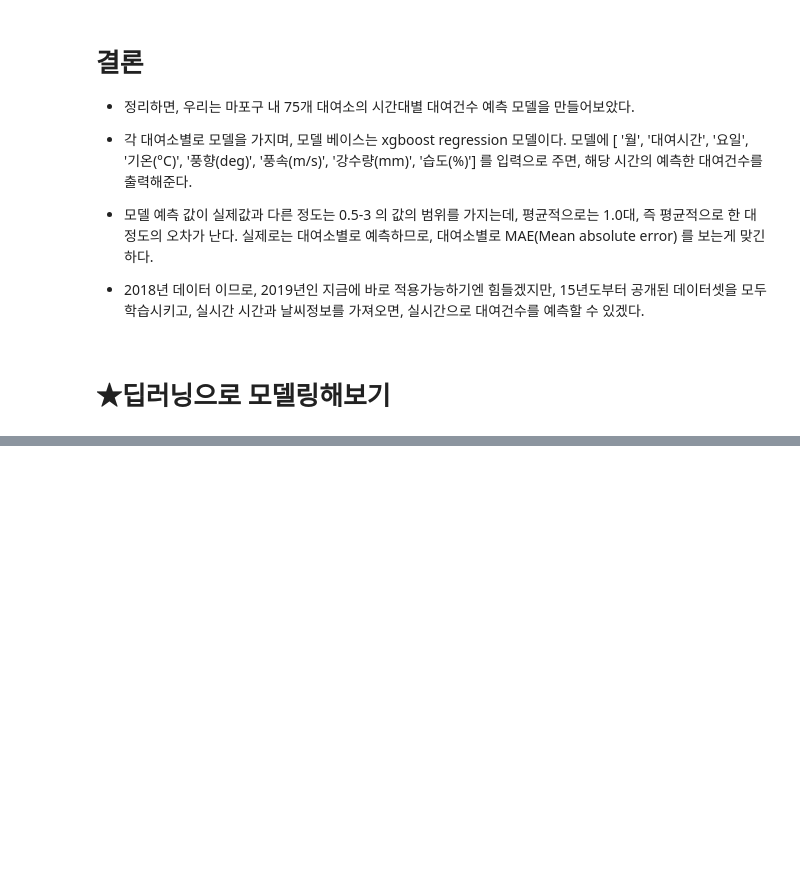
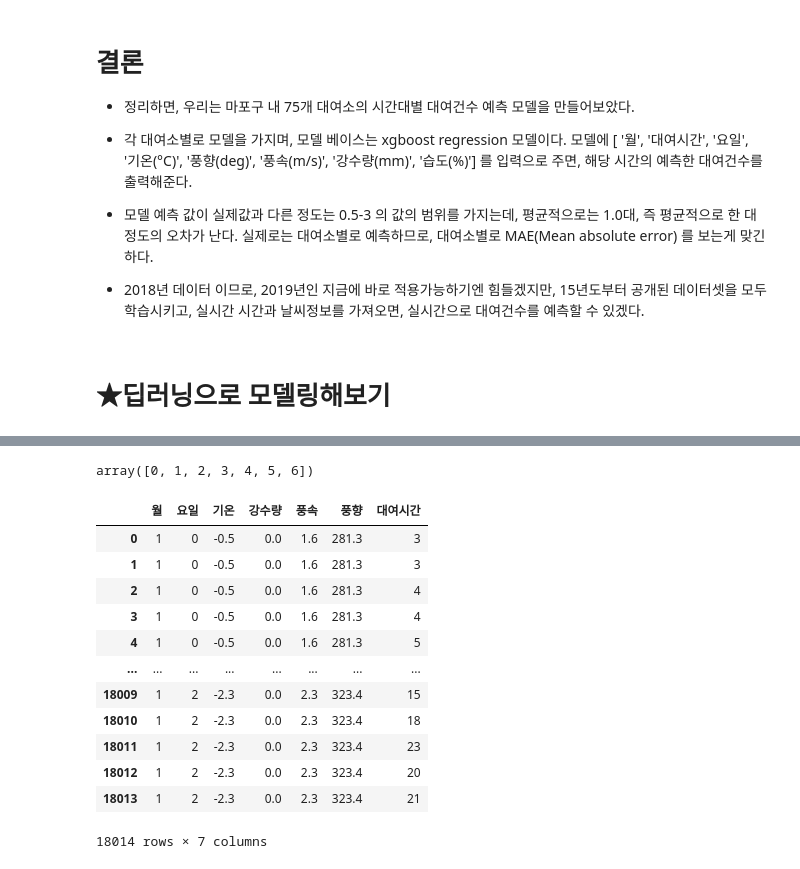
Before and after one commit to hyo250/gittest, a Jupyter notebook: Dacon_2018_대여소별_따릉이_대여건수_예측.ipynb, the cells around one changed output, grey strips where cells are left out. Drawn from its saved outputs; the diff is of its cells as text; code cells hidden in the pictures; blank space fills up the shorter version.

```diff
--- a/Dacon_2018_대여소별_따릉이_대여건수_예측.ipynb
+++ b/Dacon_2018_대여소별_따릉이_대여건수_예측.ipynb
@@ -642,0 +676,23 @@ plt.show()
+# %%
+df['요일'].unique()
+# %% [output]
+array([0, 1, 2, 3, 4, 5, 6])
+# %%
+#특징, 레이블 변수 나누기
+df_X=df[['월','요일','기온','강수량','풍속','풍향','대여시간']]
+df_y=df['이용건수']
+df_X
+# %% [output]
+|  | 월 | 요일 | 기온 | 강수량 | 풍속 | 풍향 | 대여시간 |
+| 0 | 1 | 0 | -0.5 | 0.0 | 1.6 | 281.3 | 3 |
+| 1 | 1 | 0 | -0.5 | 0.0 | 1.6 | 281.3 | 3 |
+| 2 | 1 | 0 | -0.5 | 0.0 | 1.6 | 281.3 | 4 |
+| 3 | 1 | 0 | -0.5 | 0.0 | 1.6 | 281.3 | 4 |
+| 4 | 1 | 0 | -0.5 | 0.0 | 1.6 | 281.3 | 5 |
+| ... | ... | ... | ... | ... | ... | ... | ... |
+| 18009 | 1 | 2 | -2.3 | 0.0 | 2.3 | 323.4 | 15 |
+| 18010 | 1 | 2 | -2.3 | 0.0 | 2.3 | 323.4 | 18 |
+| 18011 | 1 | 2 | -2.3 | 0.0 | 2.3 | 323.4 | 23 |
+| 18012 | 1 | 2 | -2.3 | 0.0 | 2.3 | 323.4 | 20 |
+| 18013 | 1 | 2 | -2.3 | 0.0 | 2.3 | 323.4 | 21 |
+18014 rows × 7 columns
```
Also changed, not shown: parts of 22 cells of this notebook.
